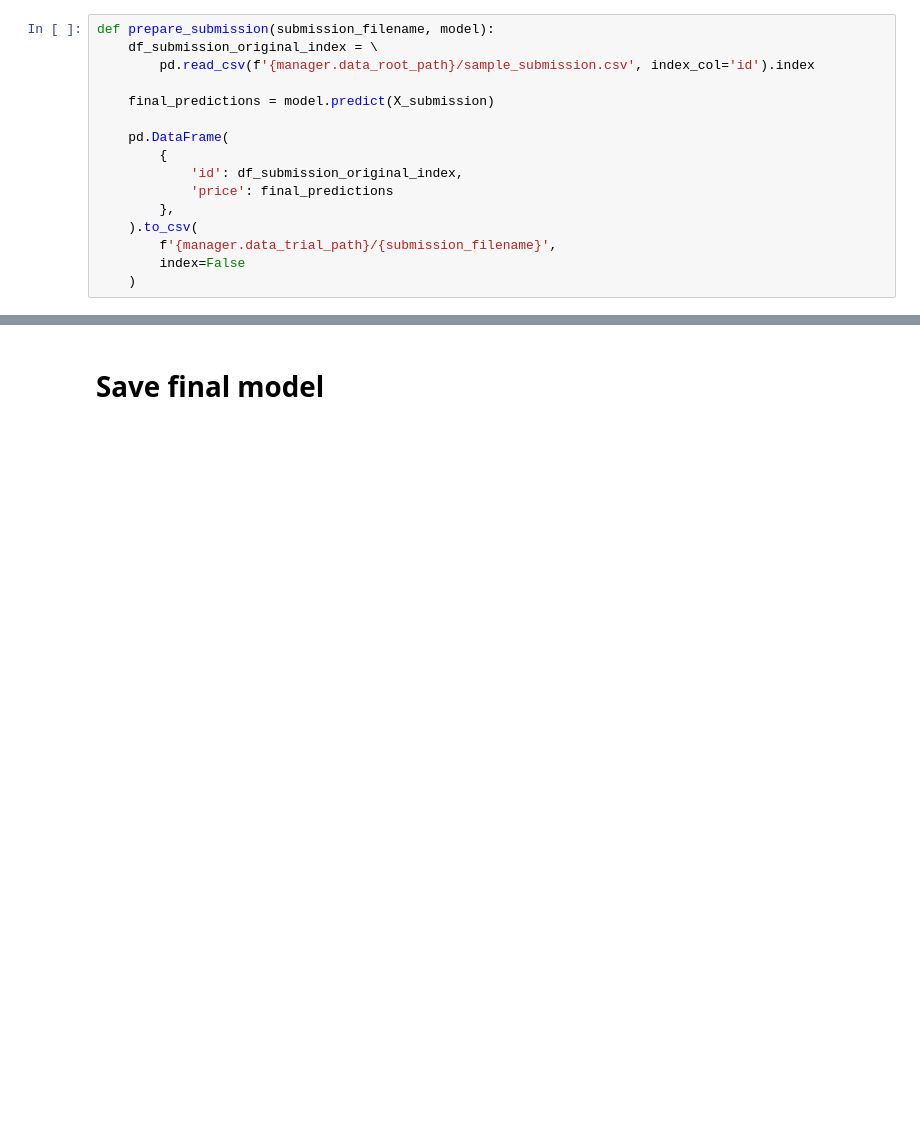
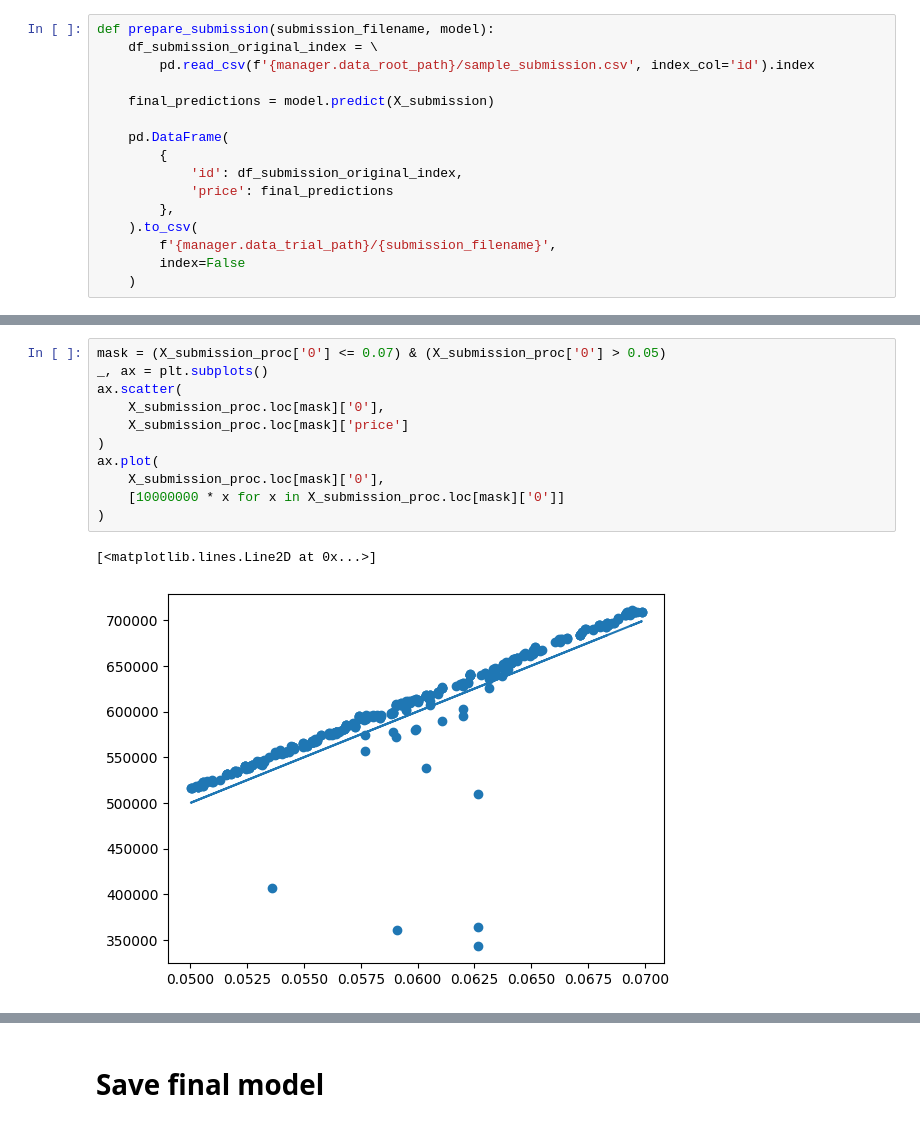
Before and after one commit to PashaIanko/Kaggle.ParisHousingPrices, a Jupyter notebook: 5_model_submission.ipynb, the cells around one changed output, grey strips where cells are left out. Drawn from its saved outputs; the diff is of its cells as text; blank space fills up the shorter version.

```diff
--- a/5_model_submission.ipynb
+++ b/5_model_submission.ipynb
@@ -195,0 +215,14 @@ prepare_submission(submission_filename, final_model)
+# %%
+mask = (X_submission_proc['0'] <= 0.07) & (X_submission_proc['0'] > 0.05)
+_, ax = plt.subplots()
+ax.scatter(
+    X_submission_proc.loc[mask]['0'],
+    X_submission_proc.loc[mask]['price']
+)
+ax.plot(
+    X_submission_proc.loc[mask]['0'],
+    [10000000 * x for x in X_submission_proc.loc[mask]['0']]
+)
+# %% [output]
+[<matplotlib.lines.Line2D at 0x...>]
+[figure, added]
```
Also changed, not shown: parts of 14 cells of this notebook.
